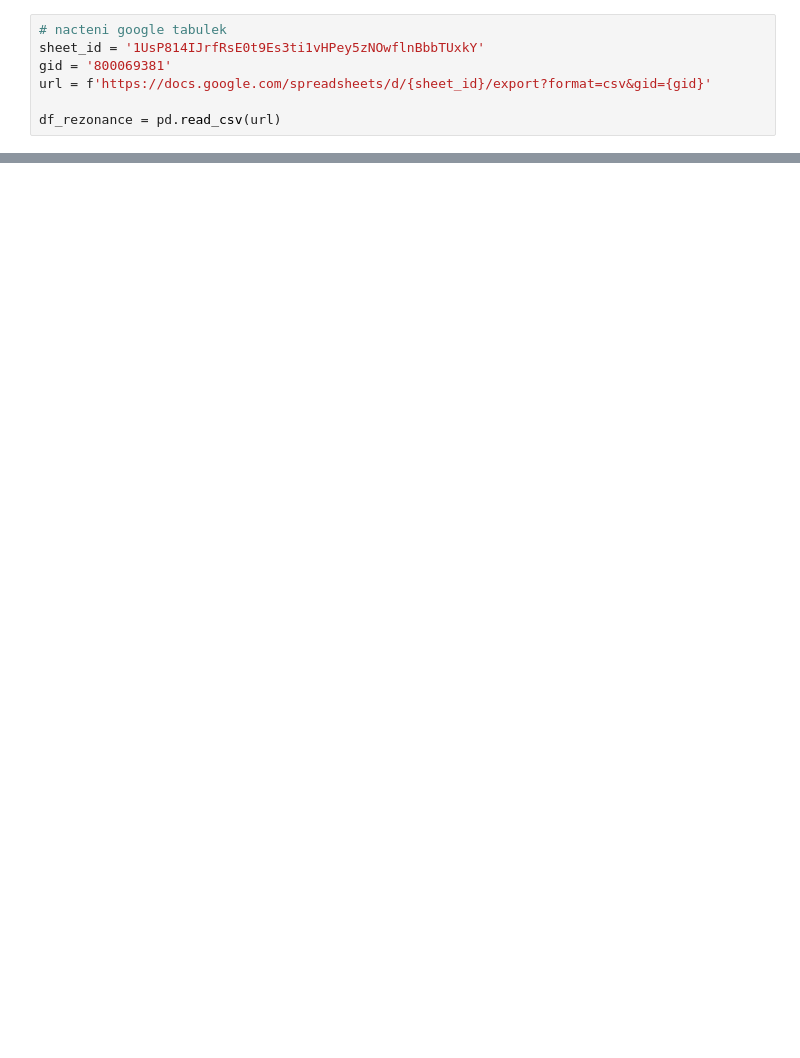
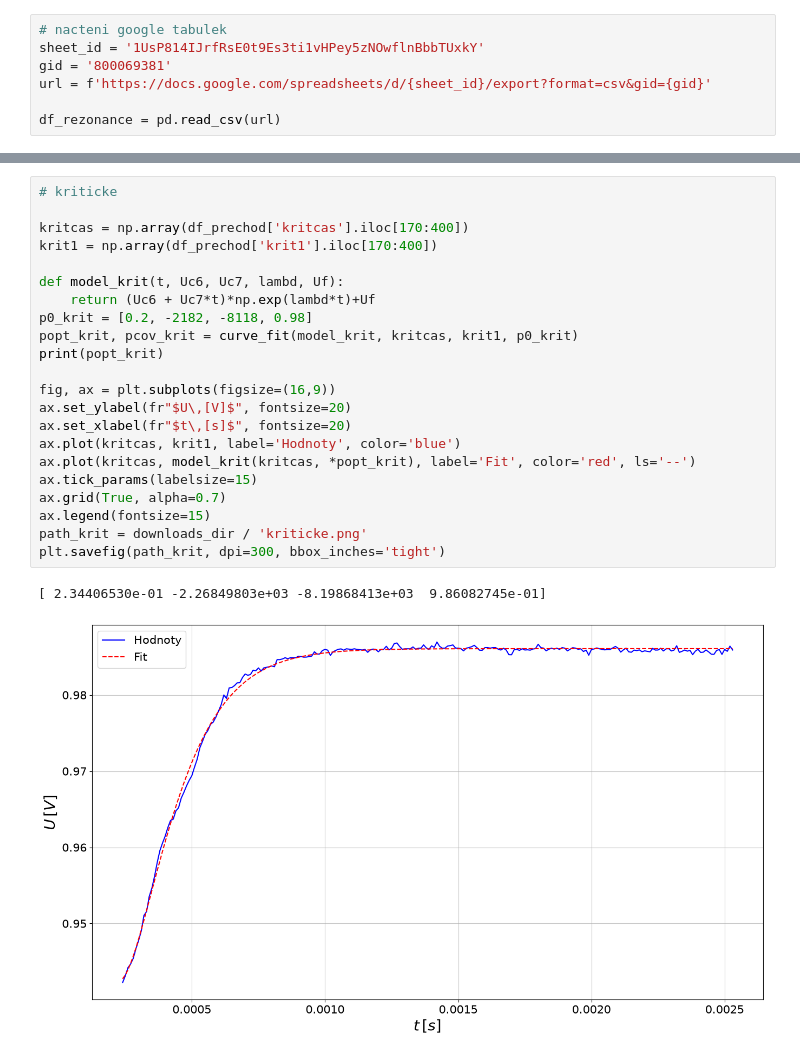
Before and after one commit to fildapanko/praktikum, a Jupyter notebook: pr2/praktikum2_06.ipynb, the cells around one changed output, grey strips where cells are left out. Drawn from its saved outputs; the diff is of its cells as text; blank space fills up the shorter version.

```diff
--- a/pr2/praktikum2_06.ipynb
+++ b/pr2/praktikum2_06.ipynb
@@ -158,0 +242,25 @@ plt.savefig(path_vodivost, dpi=300, bbox_inches='tight')
+# %%
+# kriticke
+
+kritcas = np.array(df_prechod['kritcas'].iloc[170:400])
+krit1 = np.array(df_prechod['krit1'].iloc[170:400])
+
+def model_krit(t, Uc6, Uc7, lambd, Uf):
+    return (Uc6 + Uc7*t)*np.exp(lambd*t)+Uf
+p0_krit = [0.2, -2182, -8118, 0.98]
+popt_krit, pcov_krit = curve_fit(model_krit, kritcas, krit1, p0_krit)
+print(popt_krit)
+
+fig, ax = plt.subplots(figsize=(16,9))
+ax.set_ylabel(fr"$U\,[V]$", fontsize=20)
+ax.set_xlabel(fr"$t\,[s]$", fontsize=20)
+ax.plot(kritcas, krit1, label='Hodnoty', color='blue')
+ax.plot(kritcas, model_krit(kritcas, *popt_krit), label='Fit', color='red', ls='--')
+ax.tick_params(labelsize=15)
+ax.grid(True, alpha=0.7)
+ax.legend(fontsize=15)
+path_krit = downloads_dir / 'kriticke.png'
+plt.savefig(path_krit, dpi=300, bbox_inches='tight')
+# %% [output]
+[ 2.34406530e-01 -2.26849803e+03 -8.19868413e+03  9.86082745e-01]
+[figure, added]
```
Also changed, not shown: parts of 8 cells of this notebook.
